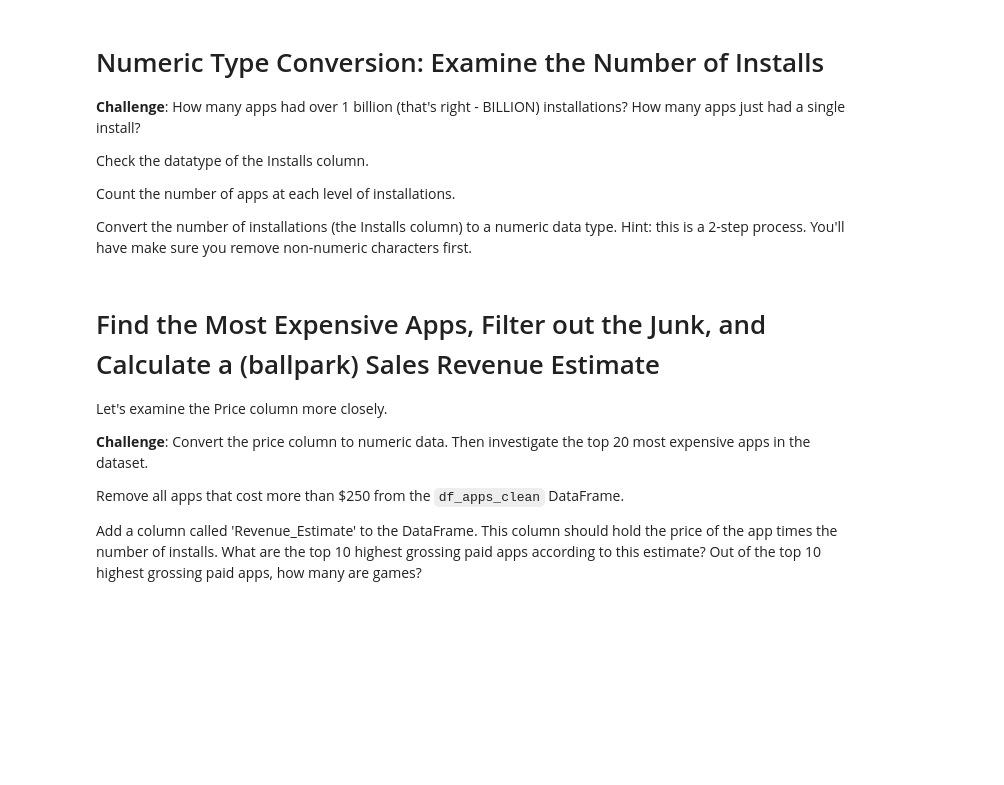
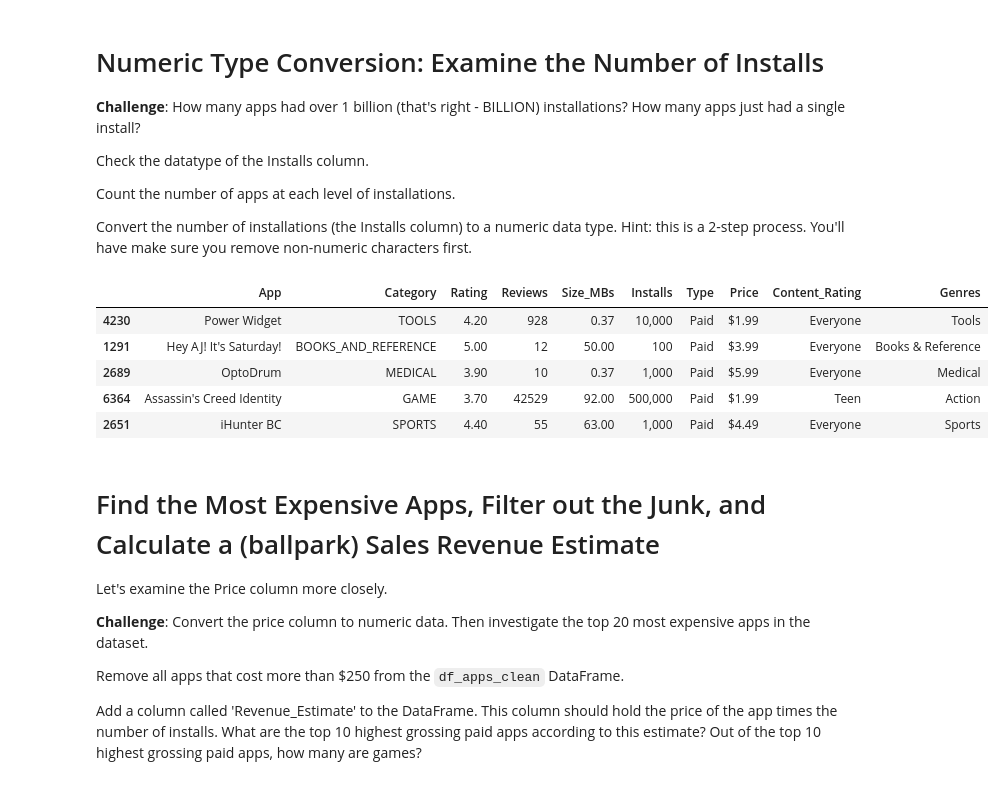
Before and after one commit to halilcodes/android-store-observer, a Jupyter notebook: Google Play Store App Analytics (start).ipynb, the cells around one changed output. Drawn from its saved outputs; the diff is of its cells as text; code cells hidden in the pictures; blank space fills up the shorter version.

```diff
--- a/Google Play Store App Analytics (start).ipynb
+++ b/Google Play Store App Analytics (start).ipynb
@@ -205,6 +229,15 @@ Check the datatype of the Installs column.
 Count the number of apps at each level of installations.
 
 Convert the number of installations (the Installs column) to a numeric data type. Hint: this is a 2-step process. You'll have make sure you remove non-numeric characters first.
+# %%
+df_apps_clean[df_apps_clean.Price != "0"].sample(5)
+# %% [output]
+|  | App | Category | Rating | Reviews | Size_MBs | Installs | Type | Price | Content_Rating | Genres |
+| 4230 | Power Widget | TOOLS | 4.20 | 928 | 0.37 | 10,000 | Paid | $1.99 | Everyone | Tools |
+| 1291 | Hey AJ! It's Saturday! | BOOKS_AND_REFERENCE | 5.00 | 12 | 50.00 | 100 | Paid | $3.99 | Everyone | Books & Reference |
+| 2689 | OptoDrum | MEDICAL | 3.90 | 10 | 0.37 | 1,000 | Paid | $5.99 | Everyone | Medical |
+| 6364 | Assassin's Creed Identity | GAME | 3.70 | 42529 | 92.00 | 500,000 | Paid | $1.99 | Teen | Action |
+| 2651 | iHunter BC | SPORTS | 4.40 | 55 | 63.00 | 1,000 | Paid | $4.49 | Everyone | Sports |
 # %% [markdown]
 # Find the Most Expensive Apps, Filter out the Junk, and Calculate a (ballpark) Sales Revenue Estimate
 
```
Also changed, not shown: parts of 6 cells of this notebook.
